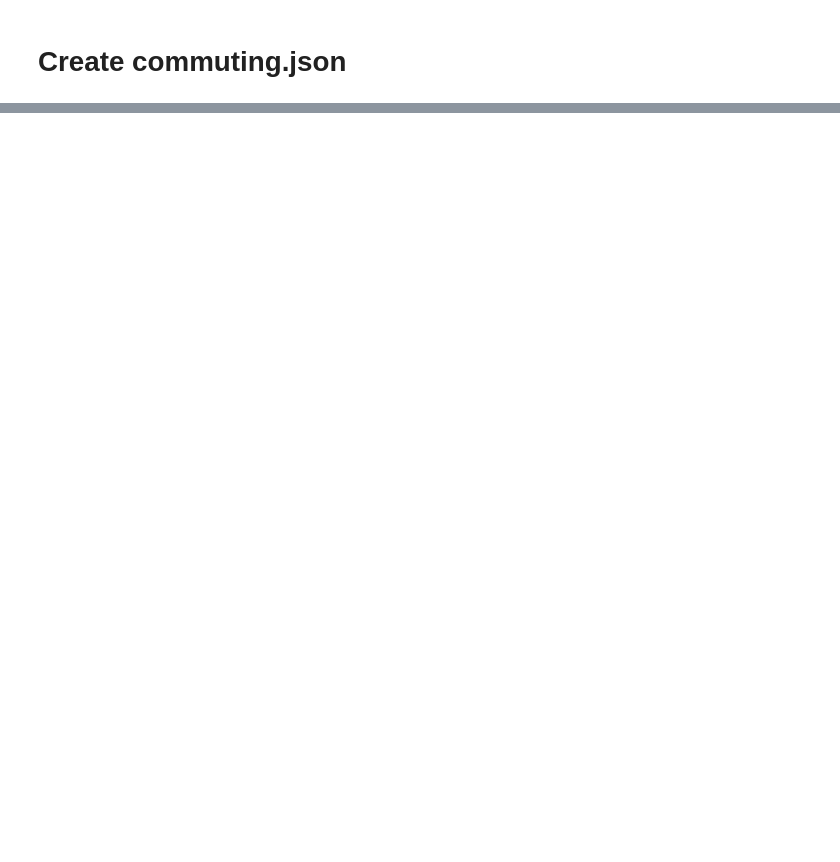
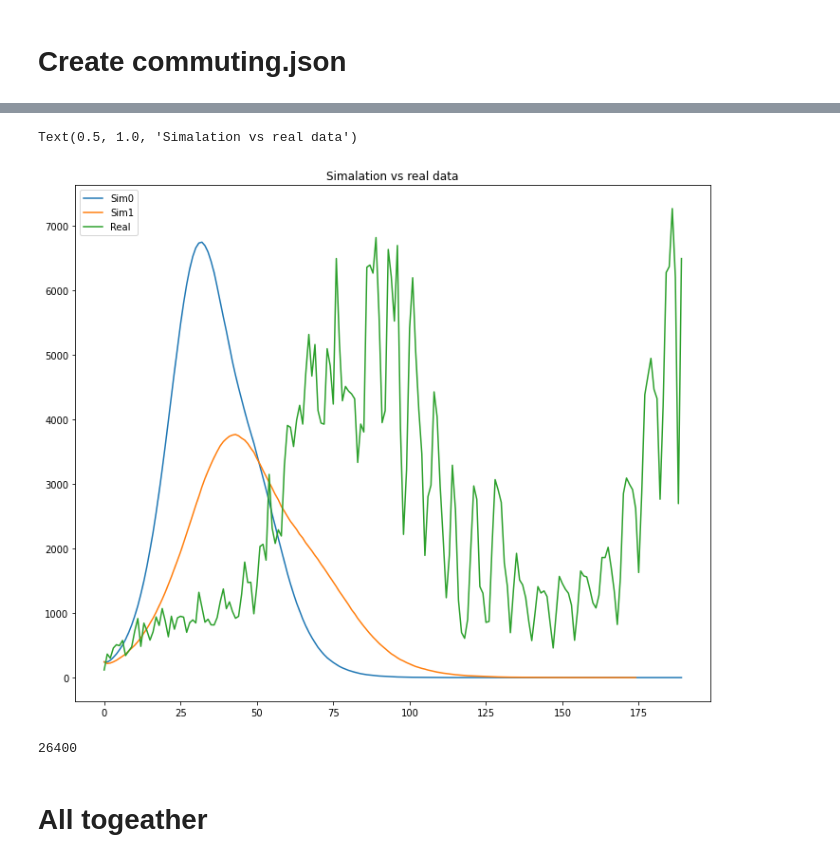
Before and after one commit to kolokcse/covid19-santiago, a Jupyter notebook: code/hun_codes/stats.ipynb, the cells around one changed output, grey strips where cells are left out. Cells and saved outputs as stored; diff of their text form; code cells hidden in the pictures; blank space fills up the shorter version.

```diff
--- a/code/hun_codes/stats.ipynb
+++ b/code/hun_codes/stats.ipynb
@@ -205,0 +242,7 @@ with open("../input/hun/commuting_KSH.json", "w") as f:
+# %%
+real_data = pd.read_csv("../../data/hun/hun_infected.csv", sep=',')
+real_data=real_data.rename(columns={
+    "Dátum": "date",
+    "Az új fertőzöttek számának napi alakulása Magyarországon": "I",
+    "Hétnapos mozgóátlag":"avg"})[181:181+190].reset_index()
+real_data
@@ -205,0 +263,26 @@ with open("../input/hun/commuting_KSH.json", "w") as f:
+# %%
+def read_df(filename):
+    df = pd.read_csv(filename, sep=',')
+    inf_cols = [c for c in df.columns if c[0]=='I']
+    Is = df.filter(inf_cols, axis=1)
+    #N = sum(pop_dict.values())
+    return Is
+# %%
+sim0 = read_df("../output/results.txt")
+sim1 = read_df("../output/sim/sim1.txt")
+# %%
+plt.figure(figsize=(12, 10))
+plt.plot(sim0.sum(axis=1)*(0.015), label="Sim0")
+plt.plot(sim1.sum(axis=1)*0.015, label="Sim1")
+plt.plot(real_data["I"], label="Real")
+plt.legend()
+plt.title("Simalation vs real data")
+# %% [output]
+Text(0.5, 1.0, 'Simalation vs real data')
+[figure, added]
+# %%
+165*16*10
+# %% [output]
+26400
+# %% [markdown]
+# All togeather
```
Also changed, not shown: parts of 17 cells of this notebook, 19 other files.
